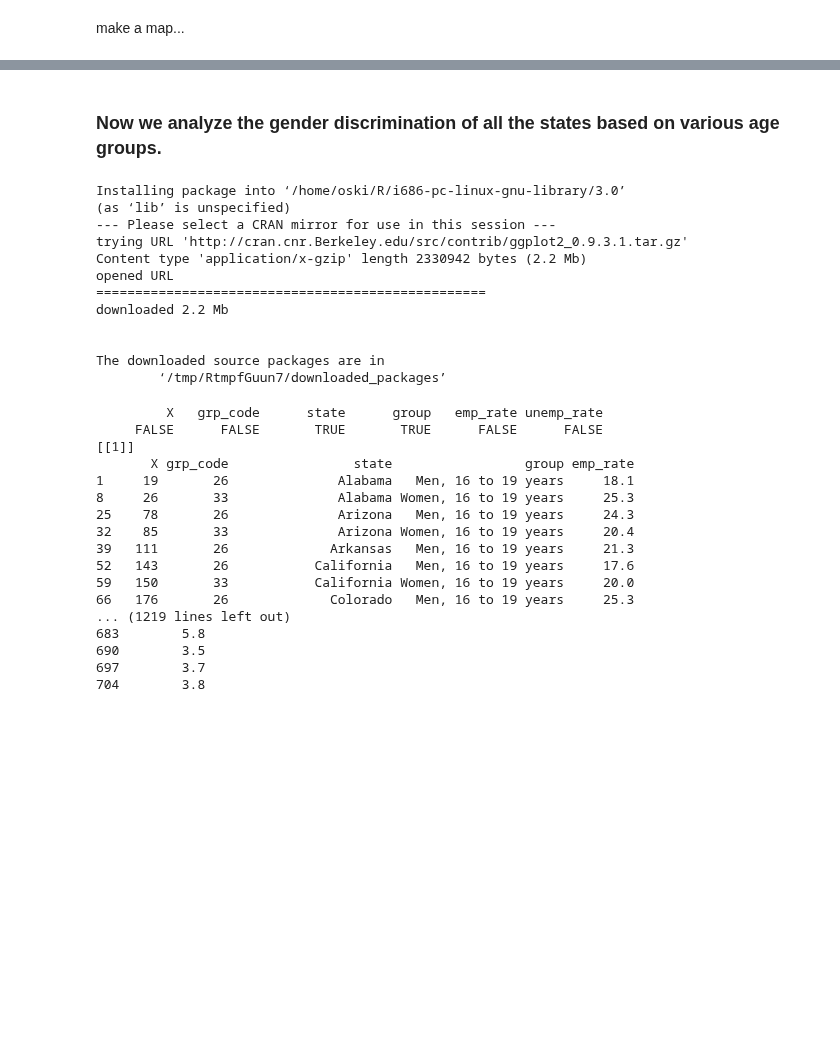
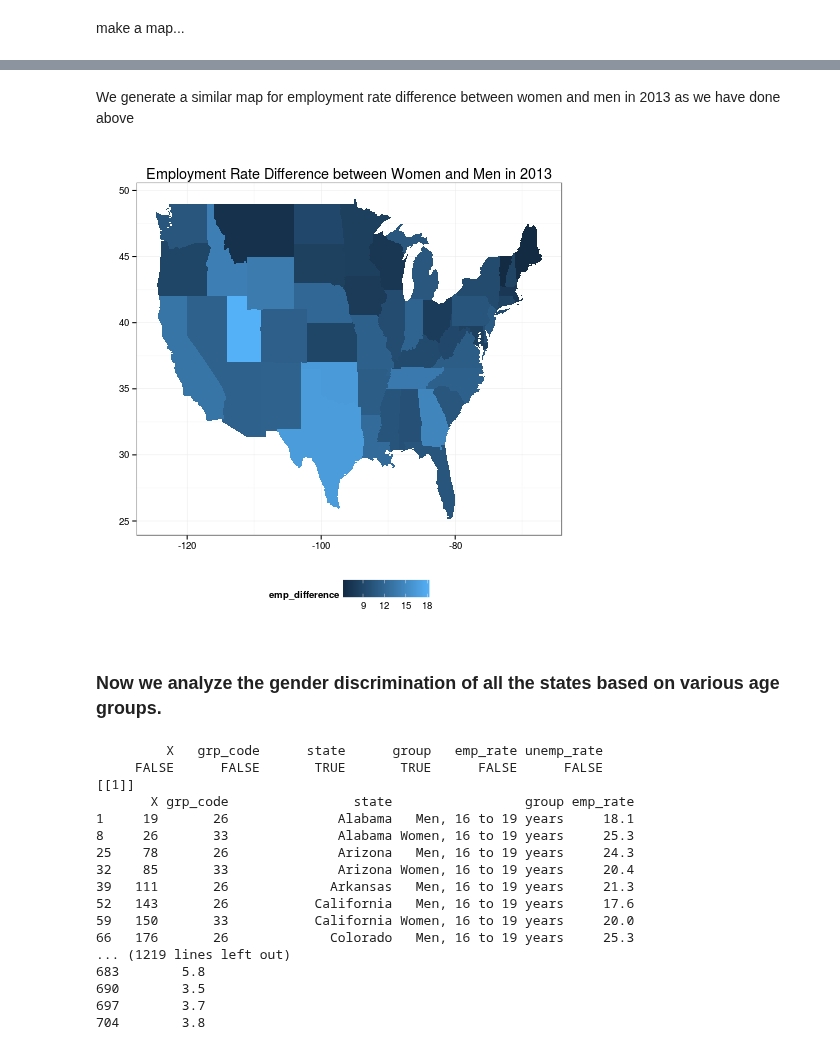
Before and after one commit to yuhanw/Team_Four.0, a Jupyter notebook: notebooks/NB3_data_analysis.ipynb, the cells around one changed output, grey strips where cells are left out. Saved outputs shown, nothing was run; the diff lists cells and outputs as text; code cells hidden in the pictures; blank space fills up the shorter version.

```diff
--- a/notebooks/NB3_data_analysis.ipynb
+++ b/notebooks/NB3_data_analysis.ipynb
@@ -224,22 +304,20 @@ make a map...
+# %% [markdown]
+We generate a similar map for employment rate difference between women and men in 2013 as we have done above
+# %%
+%%R
+emp_diff=gen2013mw["emp_diff"]
+B=tolower(unname(unlist(gen2013mw["state"])))#lower case the state
+emp_diff["region"]=B
+map_data2=merge(us_state_map,emp_diff,by="region",all.emp_diff=T)
+map_data2=map_data2[order(map_data2$order), ]
+emp_difference=unname(unlist(map_data2["emp_diff"]))
+print(qplot(long,lat , data=map_data2, geom="polygon", group=group, fill=emp_difference)
+      + labs(x="", y="")+theme_bw()+ggtitle("Employment Rate Difference between Women and Men in 2013")
+      +theme(legend.position="bottom", legend.direction="horizontal"))
+# %% [output]
+[figure, added]
 # %% [markdown]
 ### Now we analyze the gender discrimination of all the states based on various age groups.
-# %%
-%%R
-install.packages("ggplot2")
-library(ggplot2)
-# %% [output]
-Installing package into ‘/home/oski/R/i686-pc-linux-gnu-library/3.0’
-(as ‘lib’ is unspecified)
---- Please select a CRAN mirror for use in this session ---
-trying URL 'http://cran.cnr.Berkeley.edu/src/contrib/ggplot2_0.9.3.1.tar.gz'
-Content type 'application/x-gzip' length 2330942 bytes (2.2 Mb)
-opened URL
-==================================================
-downloaded 2.2 Mb
-
-
-The downloaded source packages are in
-        ‘/tmp/RtmpfGuun7/downloaded_packages’
 # %%
 %%R
 
```
Also changed, not shown: parts of 14 cells of this notebook.
